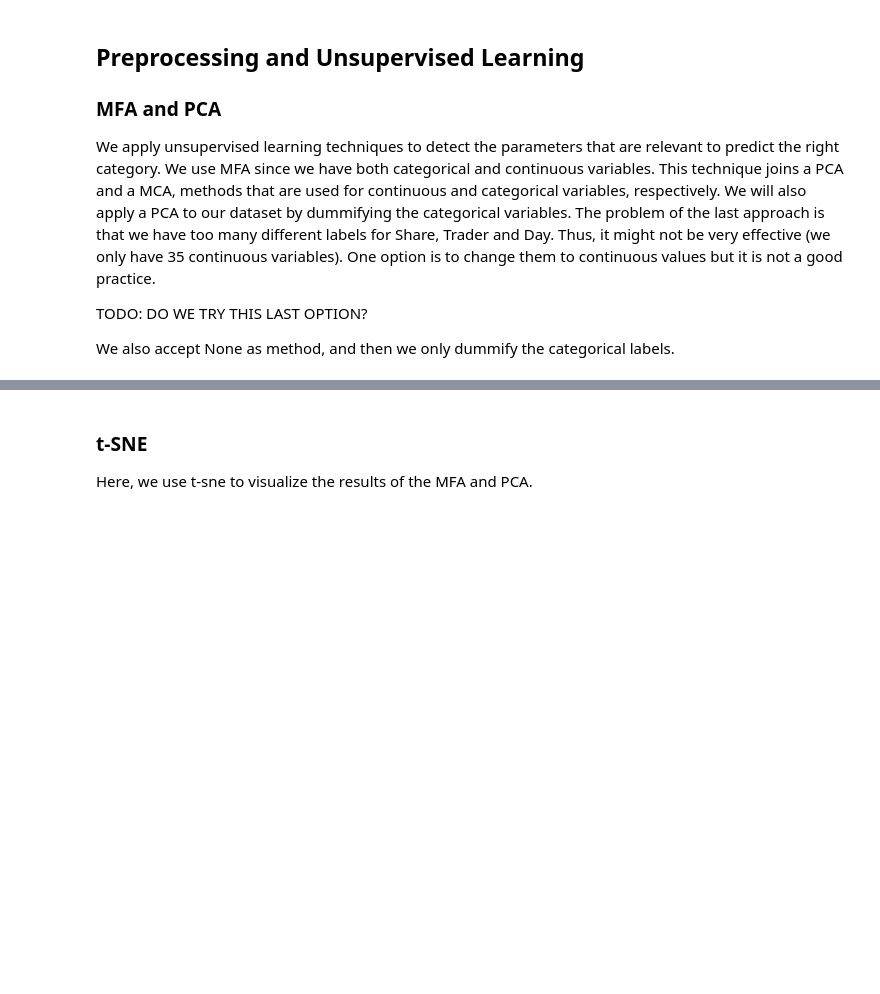
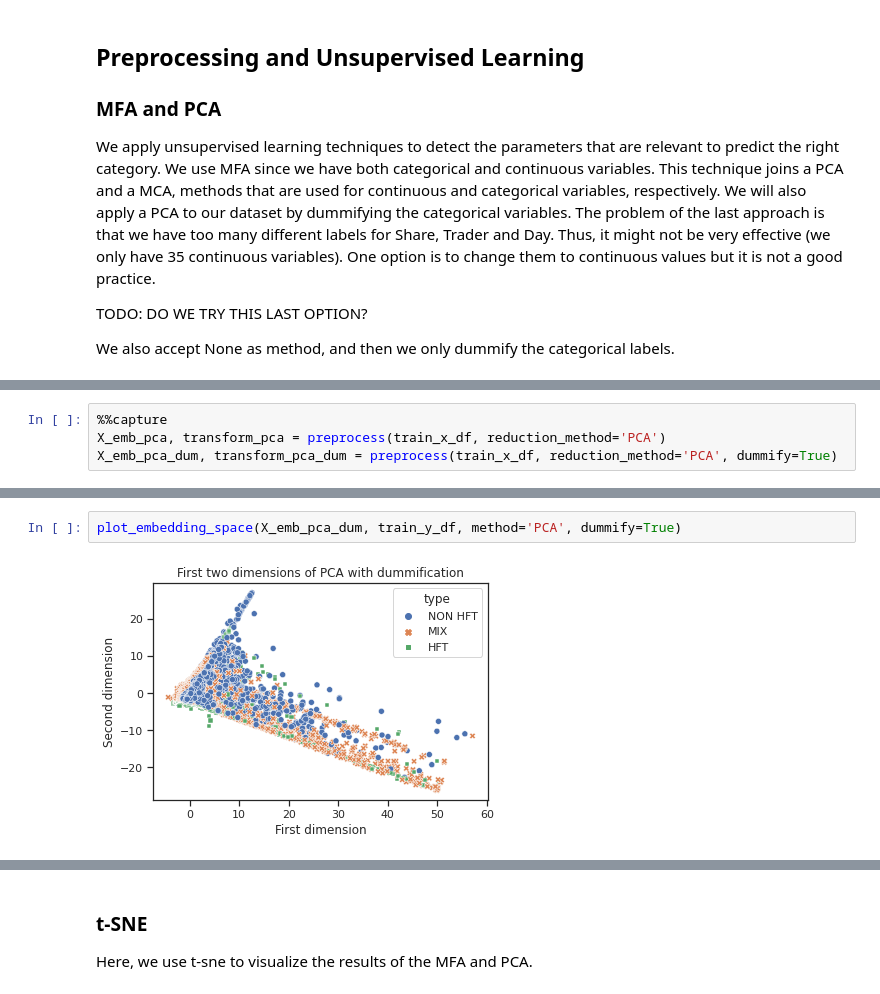
Before and after one commit to aliciafmachado/amf-challenge, a Jupyter notebook: Project_INF569.ipynb, the cells around one changed output, grey strips where cells are left out. Drawn from its saved outputs; the diff is of its cells as text; blank space fills up the shorter version.

```diff
--- a/Project_INF569.ipynb
+++ b/Project_INF569.ipynb
@@ -229,0 +182,4 @@ See the caveats in the documentation: https://pandas.pydata.org/pandas-docs/stab
+# %%
+%%capture
+X_emb_pca, transform_pca = preprocess(train_x_df, reduction_method='PCA')
+X_emb_pca_dum, transform_pca_dum = preprocess(train_x_df, reduction_method='PCA', dummify=True)
@@ -246,0 +236,4 @@ plot_embedding_space(X_emb_pca, train_y_df, method='PCA')
+# %%
+plot_embedding_space(X_emb_pca_dum, train_y_df, method='PCA', dummify=True)
+# %% [output]
+[figure, added]
```
Also changed, not shown: parts of 13 cells of this notebook.
